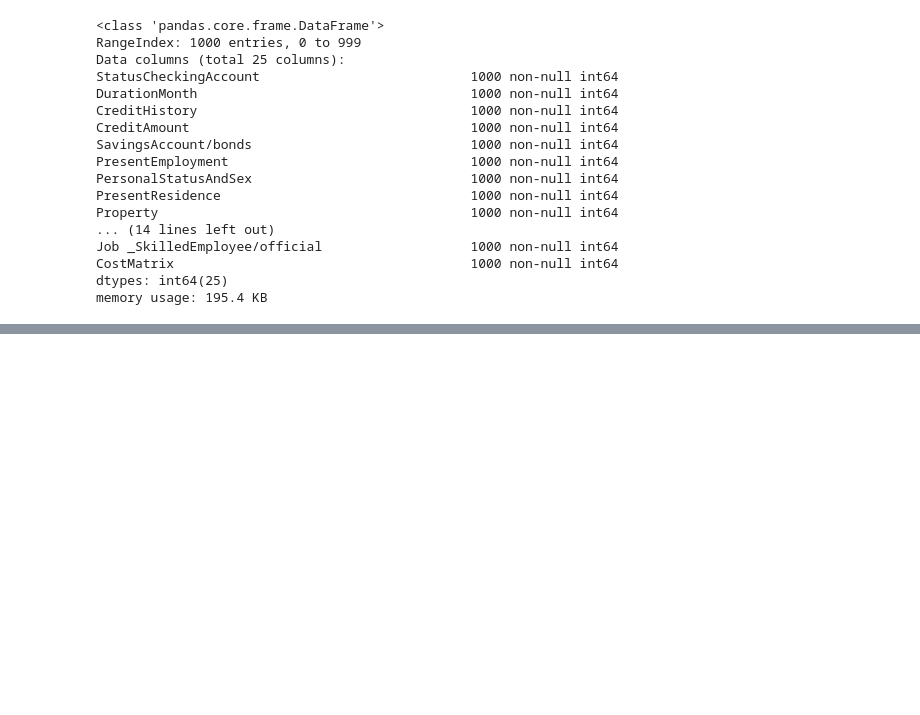
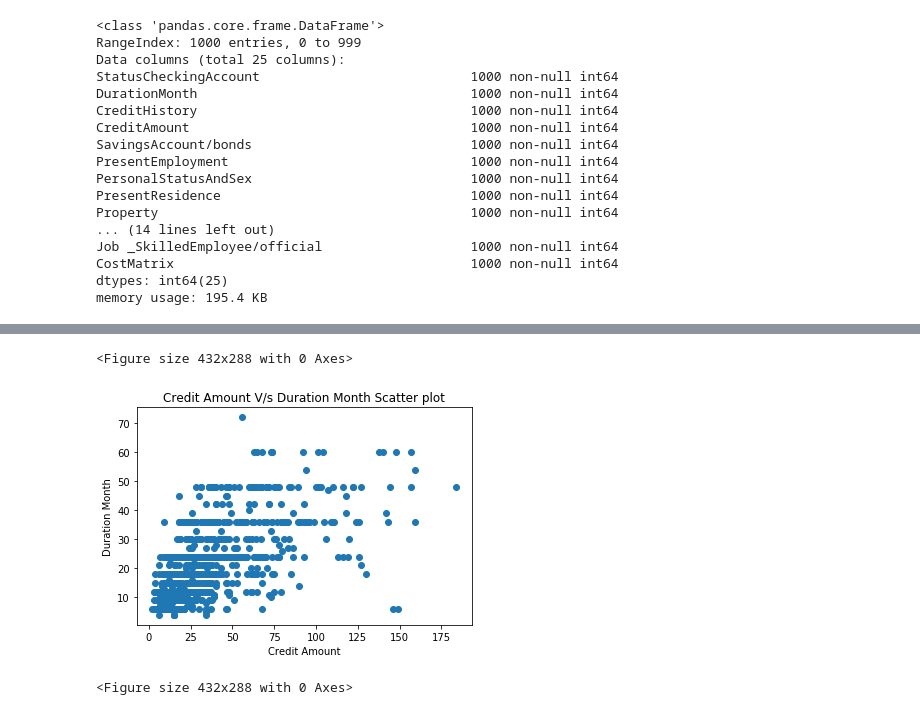
Before and after one commit to anvitha-jain/MLColab, a Jupyter notebook: Midterm.ipynb, the cells around one changed output, grey strips where cells are left out. Cells and saved outputs as stored; diff of their text form; code cells hidden in the pictures; blank space fills up the shorter version.

```diff
--- a/Midterm.ipynb
+++ b/Midterm.ipynb
@@ -331,0 +398,11 @@ memory usage: 195.4 KB
+# %%
+#Plot Credit Amount V/s Duration Month
+plt.scatter(germandf['CreditAmount'],germandf["DurationMonth"])
+plt.title('Credit Amount V/s Duration Month Scatter plot')
+plt.xlabel("Credit Amount")
+plt.ylabel("Duration Month")
+plt.figure()
+# %% [output]
+<Figure size 432x288 with 0 Axes>
+[figure, added]
+<Figure size 432x288 with 0 Axes>
```
Also changed, not shown: parts of 11 cells of this notebook.
